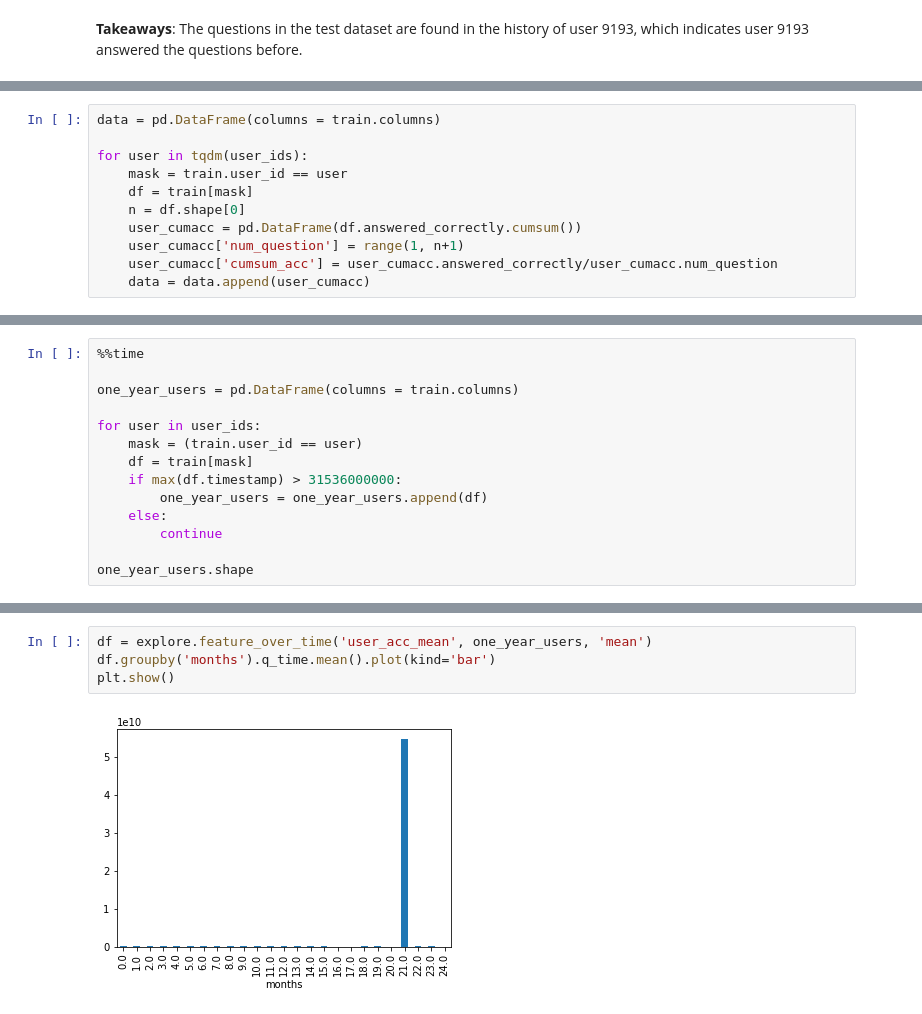
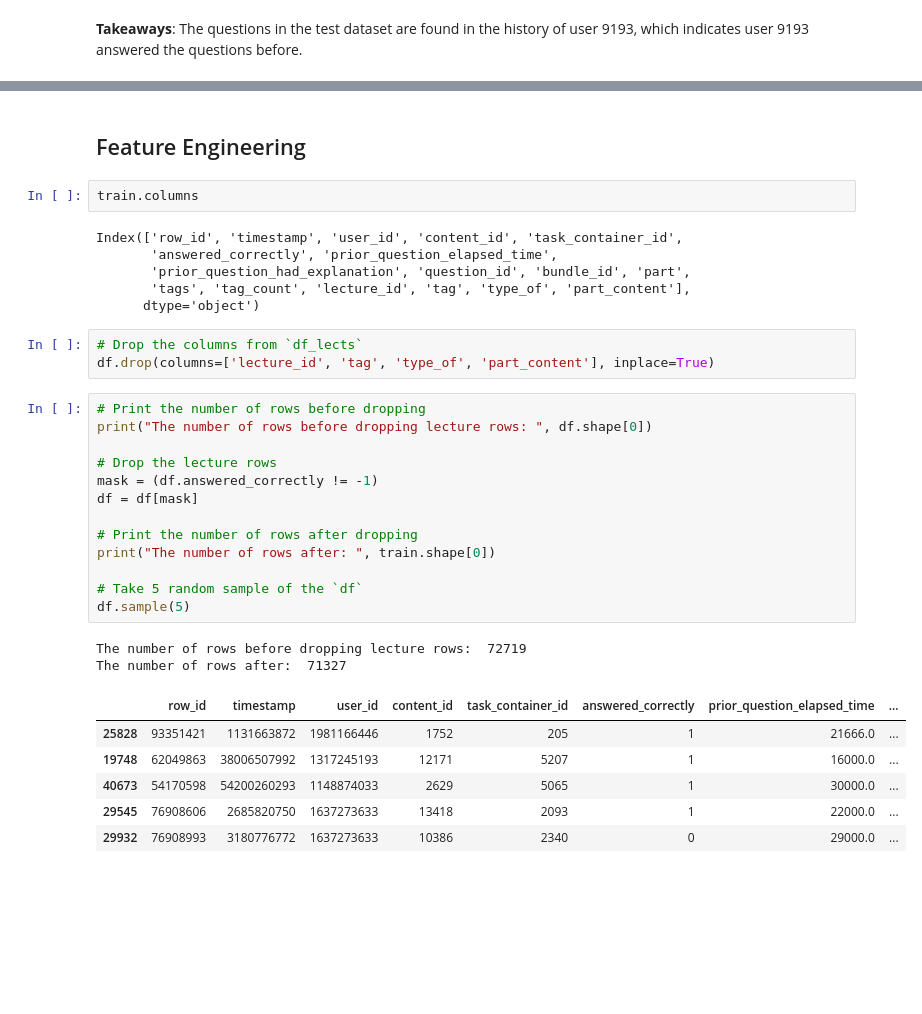
Before and after one commit to Yongliang-Shi/riiid_answer_correctness_prediction, a Jupyter notebook: explore_user_history_in_test_dataset.ipynb, the cells around one changed output, grey strips where cells are left out. Drawn from its saved outputs; the diff is of its cells as text; blank space fills up the shorter version.

```diff
--- a/explore_user_history_in_test_dataset.ipynb
+++ b/explore_user_history_in_test_dataset.ipynb
@@ -363,11 +281,0 @@ array([   1864702,    1960671,    3556553, ..., 1701129060, 1956774028,
-# %%
-data = pd.DataFrame(columns = train.columns)
-
-for user in tqdm(user_ids):
-    mask = train.user_id == user
-    df = train[mask]
-    n = df.shape[0]
-    user_cumacc = pd.DataFrame(df.answered_correctly.cumsum())
-    user_cumacc['num_question'] = range(1, n+1)
-    user_cumacc['cumsum_acc'] = user_cumacc.answered_correctly/user_cumacc.num_question
-    data = data.append(user_cumacc)
@@ -538,14 +281,0 @@ True
-# %%
-%%time
-
-one_year_users = pd.DataFrame(columns = train.columns)
-
-for user in user_ids:
-    mask = (train.user_id == user)
-    df = train[mask]
-    if max(df.timestamp) > 31536000000:
-        one_year_users = one_year_users.append(df)
-    else:
-        continue
-
-one_year_users.shape
@@ -721,6 +282,35 @@ df_lects[mask]
-# %%
-df = explore.feature_over_time('user_acc_mean', one_year_users, 'mean')
-df.groupby('months').q_time.mean().plot(kind='bar')
-plt.show()
-# %% [output]
-[figure, removed]
+# %% [markdown]
+## Feature Engineering
+# %%
+train.columns
+# %% [output]
+Index(['row_id', 'timestamp', 'user_id', 'content_id', 'task_container_id',
+       'answered_correctly', 'prior_question_elapsed_time',
+       'prior_question_had_explanation', 'question_id', 'bundle_id', 'part',
+       'tags', 'tag_count', 'lecture_id', 'tag', 'type_of', 'part_content'],
+      dtype='object')
+# %%
+# Drop the columns from `df_lects`
+df.drop(columns=['lecture_id', 'tag', 'type_of', 'part_content'], inplace=True)
+# %%
+# Print the number of rows before dropping
+print("The number of rows before dropping lecture rows: ", df.shape[0])
+
+# Drop the lecture rows
+mask = (df.answered_correctly != -1)
+df = df[mask]
+
+# Print the number of rows after dropping
+print("The number of rows after: ", train.shape[0])
+
+# Take 5 random sample of the `df`
+df.sample(5)
+# %% [output]
+The number of rows before dropping lecture rows:  72719
+The number of rows after:  71327
+|  | row_id | timestamp | user_id | content_id | task_container_id | answered_correctly | prior_question_elapsed_time | ... |
+| 25828 | 93351421 | 1131663872 | 1981166446 | 1752 | 205 | 1 | 21666.0 | ... |
+| 19748 | 62049863 | 38006507992 | 1317245193 | 12171 | 5207 | 1 | 16000.0 | ... |
+| 40673 | 54170598 | 54200260293 | 1148874033 | 2629 | 5065 | 1 | 30000.0 | ... |
+| 29545 | 76908606 | 2685820750 | 1637273633 | 13418 | 2093 | 1 | 22000.0 | ... |
+| 29932 | 76908993 | 3180776772 | 1637273633 | 10386 | 2340 | 0 | 29000.0 | ... |
```
Also changed, not shown: parts of 73 cells of this notebook.
